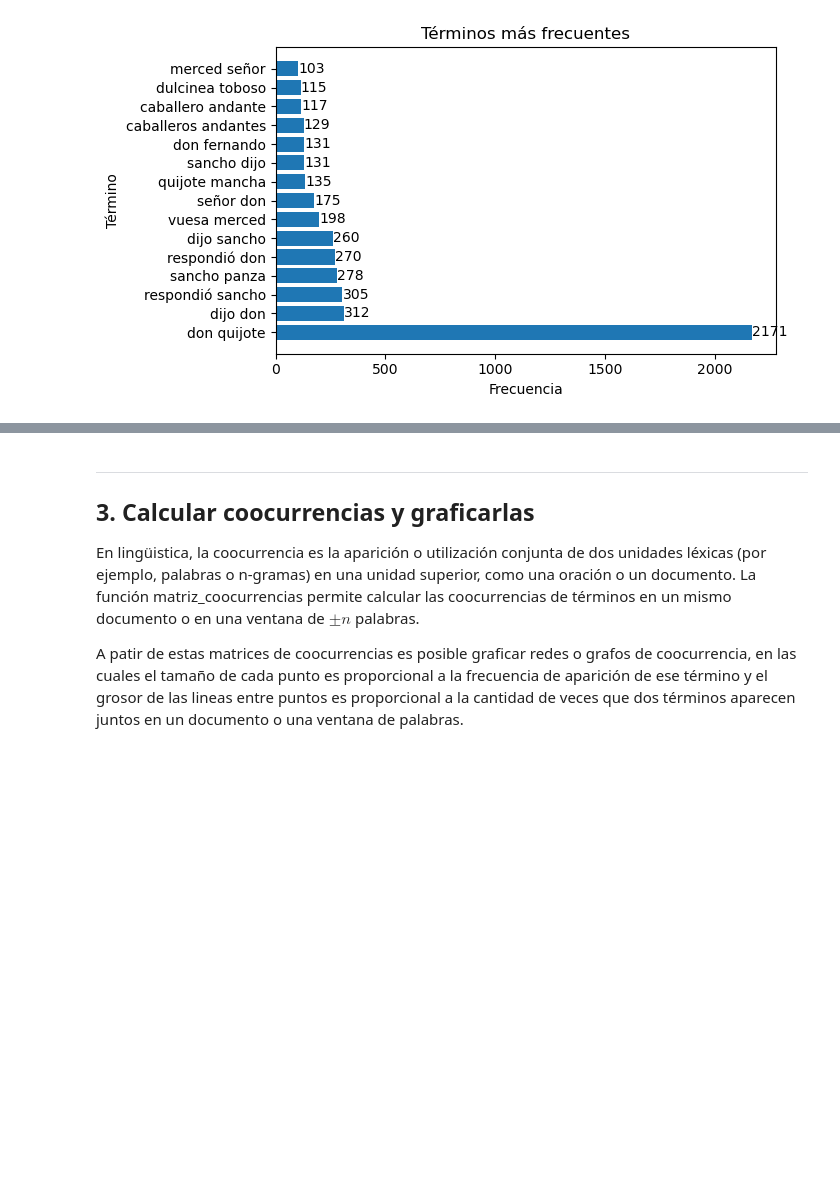
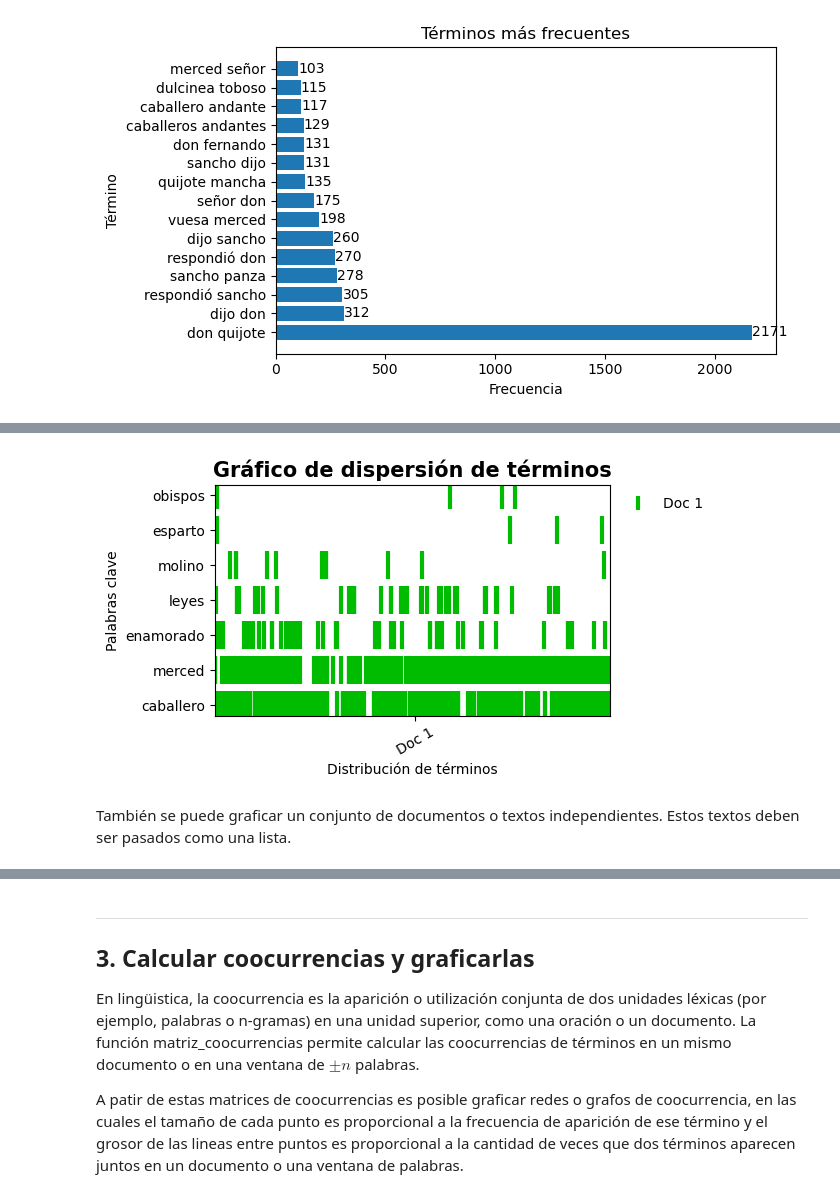
Before and after one commit to ucd-dnp/ConTexto, a Jupyter notebook: ejemplos/03_Exploración y visualización.ipynb, the cells around one changed output, grey strips where cells are left out. Drawn from its saved outputs; the diff is of its cells as text; code cells hidden in the pictures; blank space fills up the shorter version.

```diff
--- a/ejemplos/03_Exploración y visualización.ipynb
+++ b/ejemplos/03_Exploración y visualización.ipynb
@@ -84,0 +94,12 @@ grafica_barchart_frecuencias(texto, ubicacion_archivo='salida/barras_bigramas.jp
+# %%
+from contexto.exploracion import graficar_dispersion
+
+# Se definen las palabras de interés
+mis_palabras = ['caballero', 'merced', 'enamorado', 'leyes', 'molino', 'esparto', 'obispos']
+
+# Gráfico de dispersión
+graficar_dispersion(texto, mis_palabras, dim_figura=(6,3))
+# %% [output]
+[figure, added]
+# %% [markdown]
+También se puede graficar un conjunto de documentos o textos independientes. Estos textos deben ser pasados como una lista.
```
Also changed, not shown: parts of 12 cells of this notebook.
